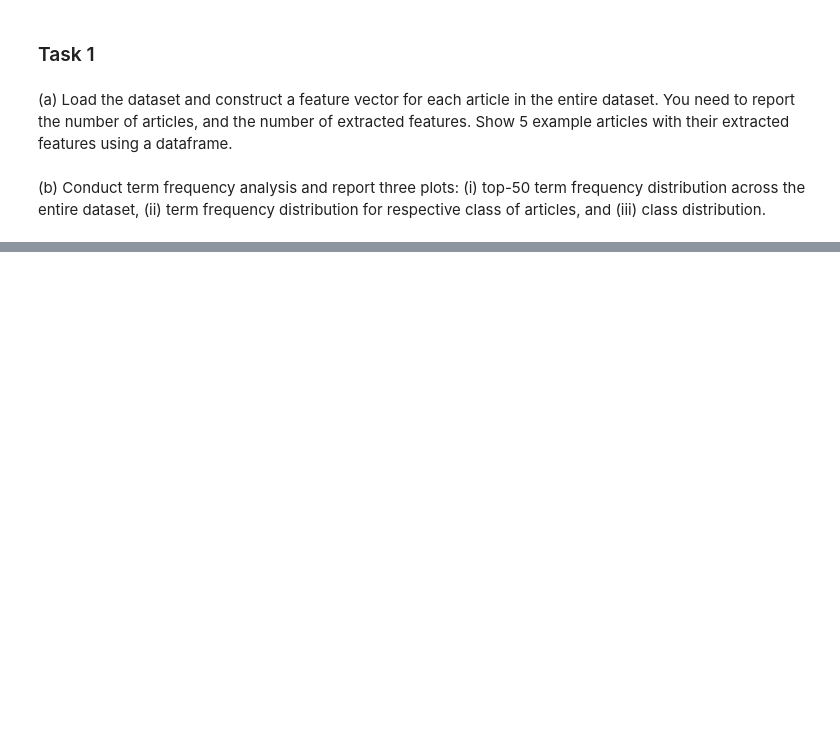
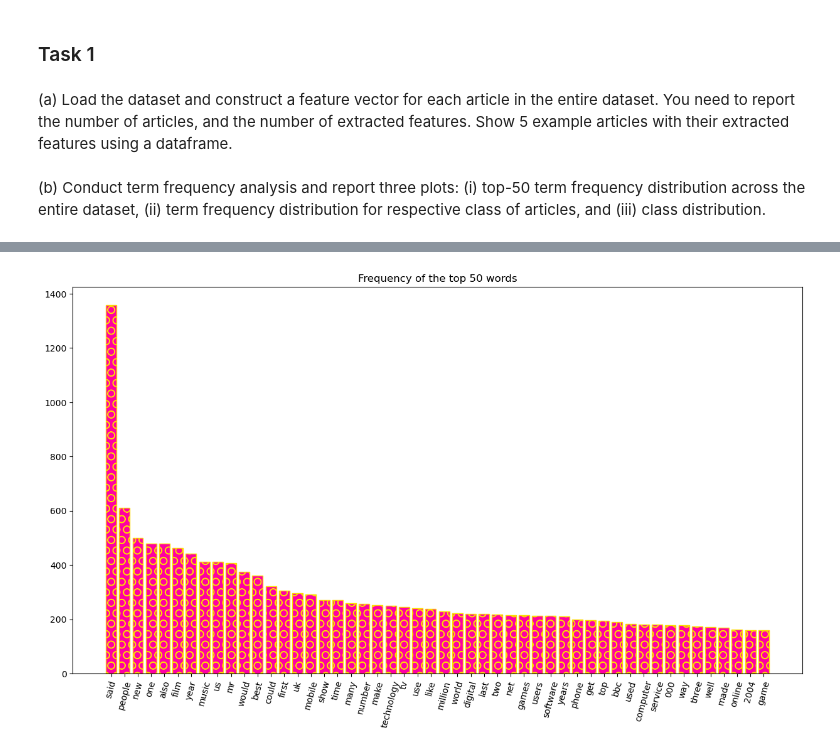
Before and after one commit to spartanjax/cs361_shared_assigment, a Jupyter notebook: Divided Parts/Task1_LxH.ipynb, the cells around one changed output, grey strips where cells are left out. Drawn from its saved outputs; the diff is of its cells as text; code cells hidden in the pictures; blank space fills up the shorter version.

Commit message:
finished task 1 plotting and running all in one main fn

```diff
--- a/Divided Parts/Task1_LxH.ipynb
+++ b/Divided Parts/Task1_LxH.ipynb
@@ -90,32 +9,76 @@ main()
 across the entire dataset, (ii) term frequency distribution for respective class of articles, and (iii)
 class distribution.
 # %%
+import csv
+import matplotlib.pyplot as plt
+import pandas as pd
+
+def make_df():
+    df = pd.read_csv("../train.csv")
+
+    return df
+
 def main():
     data = make_df()
     print("Length of data: ", len(data))
-    print("Number of features per example:", len(data.columns))
-    print("First 5 examples:")
+    print("Number of features per example (number of extracted features):", len(data.columns))
+    print("First 5 example articles:")
     print(data.head())
 
-    feature_analyse(data)
-
-    words_dict, edu_dict, tech_dict, tech_edu = feature_analyse(data)
+    words_dict, entertainment_dict, tech_dict, tech_entertainment = feature_analyse(data)
 
     # overall words top 50 plot
     top50_barplot(words_dict)
 
-    top50_per_class(edu_dict, tech_dict)
+    top50_per_class(entertainment_dict, tech_dict)
 
-    class_dist(tech_edu)
+    class_dist(tech_entertainment)
+
+def feature_analyse(data):
+    print("** CONDUCTING TERM FREQUENCY ANALYSIS **")
+    tech_dict = {}
+    entertainment_dict = {}
+    tech_entertainment = [0, 0]
+
+    words_dict = {}
+    for index, row in data.iterrows():
+        words = row["Text"].split()
+        category = row["Category"]
+
+        if category == "tech":
+            tech_entertainment[0] += 1
+
+        else:
+            tech_entertainment[1] += 1
+
+        for word in words:
+
+            if word not in tech_dict and category=="tech":
+                tech_dict[word] = 1
+            elif category=="tech":
+                tech_dict[word] += 1
+
+            if word not in entertainment_dict and category=="entertainment":
+                entertainment_dict[word] = 1
+            elif category=="entertainment":
+                entertainment_dict[word] += 1
+
+            if word not in words_dict:
+                words_dict[word] = 1
+            else:
+                words_dict[word] += 1
+
+
+    return words_dict, entertainment_dict, tech_dict, tech_entertainment
 
 # bar chart of frequency of words
 
-def class_dist(tech_edu):
+def class_dist(tech_entertainment):
     fig, ax = plt.subplots()
 
     ax.grid(True)
     ax.set_axisbelow(True)
-    bars = ax.bar(["Tech",  "Education"], tech_edu, color = ["#0084FF", "#ff8c00"], edgecolor = ["#f3a200", "#6b2ed7"])
+    bars = ax.bar(["Tech",  "Entertainment"], tech_entertainment, color = ["#0084FF", "#ff8c00"], width=0.8, edgecolor = ["#f3a200", "#6b2ed7"])
     ax.set_yticks(range(0,250, 20))
     ax.set_title("Class distribution")
     ax.set_xlabel("Classes")
@@ -135,9 +98,9 @@ def top50_barplot(words_dict):
     # turning back into dict
     top_50_dict = dict(top_50_words)
 
-    plt.figure()
-    bars6 = plt.bar(top_50_dict.keys(), top_50_dict.values(), color = "#FF00A2", edgecolor = "#fcdb03")
-    plt.xticks(rotation = 60)
+    plt.figure(figsize=(15, 8))
+    bars6 = plt.bar(top_50_dict.keys(), top_50_dict.values(), width=0.8, color = "#FF00A2", edgecolor = "#fcdb03")
+    plt.xticks(rotation = 75)
     plt.title("Frequency of the top 50 words")
 
     pattenr = ["O"] * 50
@@ -147,11 +110,11 @@ def top50_barplot(words_dict):
 
     plt.show()
 
-def top50_per_class(edu_dict, tech_dict):
-    top_50_words_edu = sorted(edu_dict.items(), key = lambda item:item[1], reverse= True)[:50]
+def top50_per_class(entertainment_dict, tech_dict):
+    top_50_words_entertainment = sorted(entertainment_dict.items(), key = lambda item:item[1], reverse= True)[:50]
 
-    # turning back into dict edu edition
-    top_50_dict_edu = dict(top_50_words_edu)
+    # turning back into dict entertainment edition
+    top_50_dict_entertainment = dict(top_50_words_entertainment)
 
     # tech dict
     top_50_words_tech = sorted(tech_dict.items(), key = lambda item:item[1], reverse= True)[:50]
@@ -159,15 +122,15 @@ def top50_per_class(edu_dict, tech_dict):
     # turning back into dict
     top_50_dict_tech = dict(top_50_words_tech)
 
-    fig, axes = plt.subplots(nrows = 1, ncols = 2)
+    fig, axes = plt.subplots(nrows = 1, ncols = 2, figsize=(11, 8))
 
-    #edu plot
-    bars0 = axes[0].bar(top_50_dict_edu.keys(), top_50_dict_edu.values(), color = "#91FF00", edgecolor = "#d106f3")
-    axes[0].set_title("Education top 50 words")
+    #entertainment plot
+    bars0 = axes[0].bar(top_50_dict_entertainment.keys(), top_50_dict_entertainment.values(), width=0.8, color = "#91FF00", edgecolor = "#d106f3")
+    axes[0].set_title("entertainment top 50 words")
     axes[0].tick_params(axis = 'x', rotation = 90)
 
     #tech plot
-    bars1 = axes[1].bar(top_50_dict_tech.keys(), top_50_dict_tech.values(), color = "#FF0037", edgecolor = "#39be19")
+    bars1 = axes[1].bar(top_50_dict_tech.keys(), top_50_dict_tech.values(), width=0.8, color = "#FF0037", edgecolor = "#39be19")
     axes[1].set_title("Technology top 50 words")
     axes[1].tick_params(axis = 'x', rotation = 90)
 
@@ -184,3 +147,8 @@ def top50_per_class(edu_dict, tech_dict):
         bar.set_hatch(pattern)
 
     plt.show()
+
+
+
+main()
+# %% [output]
@@ -186,0 +165 @@ def top50_per_class(edu_dict, tech_dict):
+[figure, added]
```
Also changed, not shown: parts of 2 cells of this notebook.
